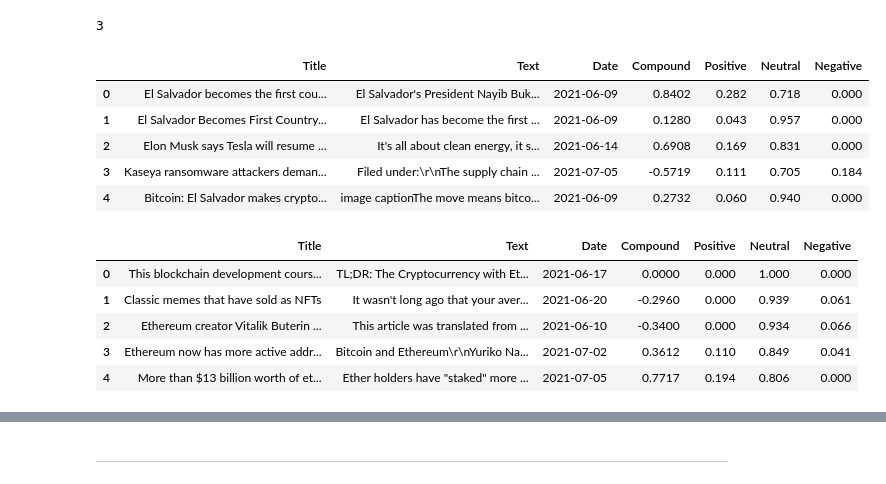
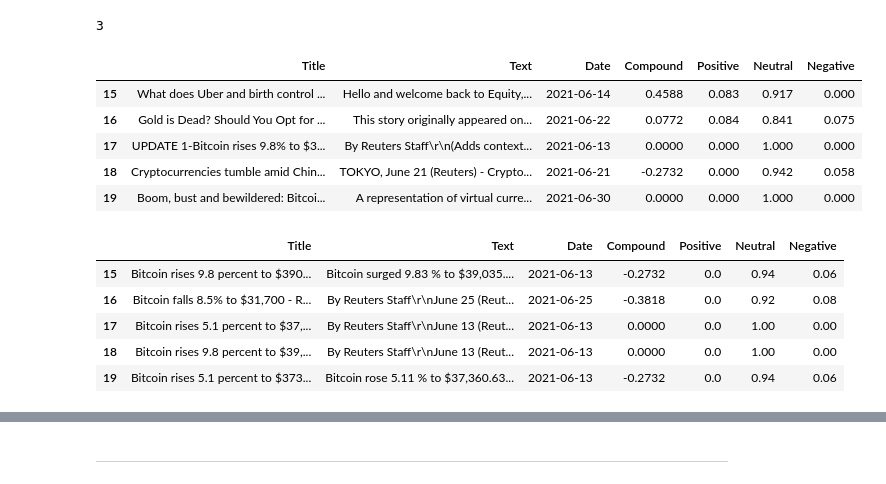
Before and after one commit to jdfwsp/tales_from_the_crypto, a Jupyter notebook: Code/crypto_sentiment.ipynb, the cells around one changed output, grey strips where cells are left out. Drawn from its saved outputs; the diff is of its cells as text; code cells hidden in the pictures.

```diff
--- a/Code/crypto_sentiment.ipynb
+++ b/Code/crypto_sentiment.ipynb
@@ -78,35 +80,31 @@ def get_sentiments(dictionary):
             'Negative': negative
         })
 
-#     except AttributeError:
-#         pass
-
-    df = pd.DataFrame(results)
-    return df
+    return pd.DataFrame(results)
 # %%
 # Create the Bitcoin sentiment scores DataFrame
 # YOUR CODE HERE!
 btc_sentiments = get_sentiments(btc_articles)
-btc_sentiments.head()
+btc_sentiments.tail()
 # %% [output]
 |  | Title | Text | Date | Compound | Positive | Neutral | Negative |
-| 0 | El Salvador becomes the first cou... | El Salvador's President Nayib Buk... | 2021-06-09 | 0.8402 | 0.282 | 0.718 | 0.000 |
-| 1 | El Salvador Becomes First Country... | El Salvador has become the first ... | 2021-06-09 | 0.1280 | 0.043 | 0.957 | 0.000 |
-| 2 | Elon Musk says Tesla will resume ... | It's all about clean energy, it s... | 2021-06-14 | 0.6908 | 0.169 | 0.831 | 0.000 |
-| 3 | Kaseya ransomware attackers deman... | Filed under:\r\nThe supply chain ... | 2021-07-05 | -0.5719 | 0.111 | 0.705 | 0.184 |
-| 4 | Bitcoin: El Salvador makes crypto... | image captionThe move means bitco... | 2021-06-09 | 0.2732 | 0.060 | 0.940 | 0.000 |
+| 15 | What does Uber and birth control ... | Hello and welcome back to Equity,... | 2021-06-14 | 0.4588 | 0.083 | 0.917 | 0.000 |
+| 16 | Gold is Dead? Should You Opt for ... | This story originally appeared on... | 2021-06-22 | 0.0772 | 0.084 | 0.841 | 0.075 |
+| 17 | UPDATE 1-Bitcoin rises 9.8% to $3... | By Reuters Staff\r\n(Adds context... | 2021-06-13 | 0.0000 | 0.000 | 1.000 | 0.000 |
+| 18 | Cryptocurrencies tumble amid Chin... | TOKYO, June 21 (Reuters) - Crypto... | 2021-06-21 | -0.2732 | 0.000 | 0.942 | 0.058 |
+| 19 | Boom, bust and bewildered: Bitcoi... | A representation of virtual curre... | 2021-06-30 | 0.0000 | 0.000 | 1.000 | 0.000 |
 # %%
 # Create the Ethereum sentiment scores DataFrame
 # YOUR CODE HERE!
 eth_sentiments = get_sentiments(eth_articles)
-eth_sentiments.head()
+eth_sentiments.tail()
 # %% [output]
 |  | Title | Text | Date | Compound | Positive | Neutral | Negative |
-| 0 | This blockchain development cours... | TL;DR: The Cryptocurrency with Et... | 2021-06-17 | 0.0000 | 0.000 | 1.000 | 0.000 |
-| 1 | Classic memes that have sold as NFTs | It wasn't long ago that your aver... | 2021-06-20 | -0.2960 | 0.000 | 0.939 | 0.061 |
-| 2 | Ethereum creator Vitalik Buterin ... | This article was translated from ... | 2021-06-10 | -0.3400 | 0.000 | 0.934 | 0.066 |
-| 3 | Ethereum now has more active addr... | Bitcoin and Ethereum\r\nYuriko Na... | 2021-07-02 | 0.3612 | 0.110 | 0.849 | 0.041 |
-| 4 | More than $13 billion worth of et... | Ether holders have "staked" more ... | 2021-07-05 | 0.7717 | 0.194 | 0.806 | 0.000 |
+| 15 | Bitcoin rises 9.8 percent to $390... | Bitcoin surged 9.83 % to $39,035.... | 2021-06-13 | -0.2732 | 0.0 | 0.94 | 0.06 |
+| 16 | Bitcoin falls 8.5% to $31,700 - R... | By Reuters Staff\r\nJune 25 (Reut... | 2021-06-25 | -0.3818 | 0.0 | 0.92 | 0.08 |
+| 17 | Bitcoin rises 5.1 percent to $37,... | By Reuters Staff\r\nJune 13 (Reut... | 2021-06-13 | 0.0000 | 0.0 | 1.00 | 0.00 |
+| 18 | Bitcoin rises 9.8 percent to $39,... | By Reuters Staff\r\nJune 13 (Reut... | 2021-06-13 | 0.0000 | 0.0 | 1.00 | 0.00 |
+| 19 | Bitcoin rises 5.1 percent to $373... | Bitcoin rose 5.11 % to $37,360.63... | 2021-06-13 | -0.2732 | 0.0 | 0.94 | 0.06 |
 # %%
 # Describe the Bitcoin Sentiment
 # YOUR CODE HERE!
```
Also changed, not shown: parts of 10 cells of this notebook, 19 other files.
